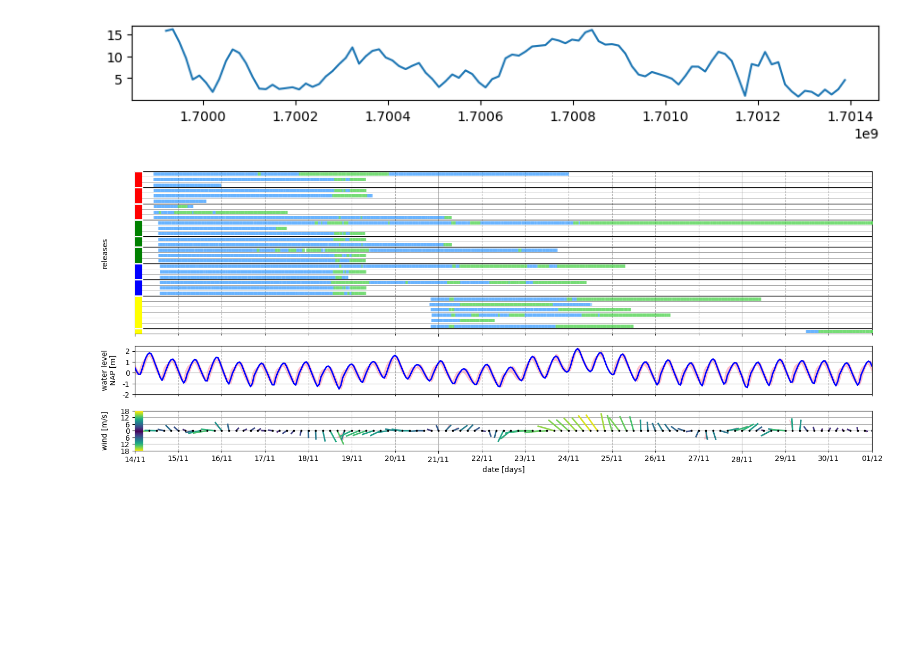
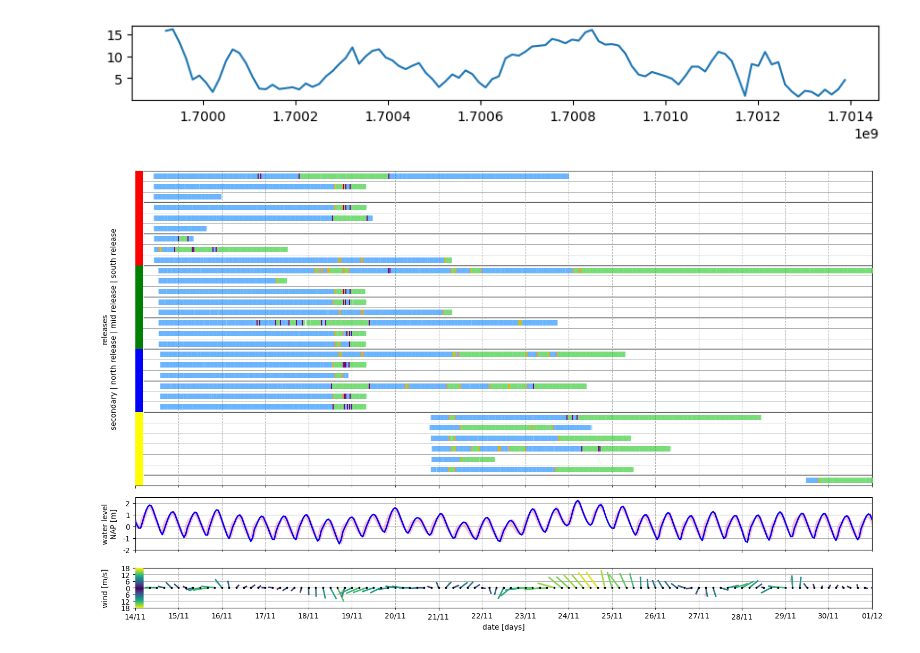
Before and after one commit to mes-uu/Paper-Drifters-Groundings-Wadden-Sea-Floating-Macroplastic, a Jupyter notebook: 2_1_campaign_summary_plots.ipynb, the cells around one changed output. Cells and saved outputs as stored; diff of their text form; code cells hidden in the pictures; blank space fills up the shorter version.

Commit message:
Minor adaptations for response, updated README and tested scripts, unresolved bug in 2_1_grounding_events_characterization_maps.ipynb

```diff
--- a/2_1_campaign_summary_plots.ipynb
+++ b/2_1_campaign_summary_plots.ipynb
@@ -189,10 +179,13 @@ for i in range(N):
 times_sample = np.array(range(samp['t'][0],samp['t'][1]+1,60*60))
 water_level = np.zeros(times_sample.shape[0])
 for it, t in enumerate(times_sample):
-  water_level[it] = utils.sample_nearest_mesh_value(swanwaterlevel,{"lon":samp['p']['CT'][0], "lat":samp['p']['CT'][1], "time":t})[0]
+  water_level[it] = utils.sample_nearest_mesh_value(waterleveldata,{"lon":samp['p']['CT'][0], "lat":samp['p']['CT'][1], "time":t})[0]
 colors_bathymetry = ['white','lightgrey','grey','black']
 fig, ax = plt.subplots(figsize=(figsize_xy,figsize_xy))
-plt.title("Hourly Water-Levels\n%.4fN %.4fE\n%s - %s" % (samp['p']['CT'][0],samp['p']['CT'][1],s_t0,s_t1))
+s_t0 = datetime.fromtimestamp(samp['t'][0],pytz.utc).strftime('%Y-%m-%d %H:%M UTC')
+s_t1 = datetime.fromtimestamp(samp['t'][1],pytz.utc).strftime('%Y-%m-%d %H:%M UTC')
+plt.suptitle("Hourly Water-Levels", weight='bold',y=1.005)
+plt.title("%.4fN %.4fE\n%s to %s" % (samp['p']['CT'][0],samp['p']['CT'][1],s_t0,s_t1))
 wl_range = [-1.5,2.5]
 N = water_level.shape[0]
 ax.hist(water_level,bins=8,range=wl_range, orientation='horizontal')
@@ -209,6 +202,6 @@ ax.vlines(103,-1.5,2.5,colors='black',lw=1,zorder=11)
 ax.set_ylabel("water-level NAP [m]")
 plt.grid(zorder=100)
 plt.draw()
-fig.savefig(plot_dir+'campaign/waterlevels.png', dpi=300)
+fig.savefig(plot_dir+'campaign/waterlevels_t0%d_t1%d.png'%(samp['t'][0],samp['t'][1]), bbox_inches="tight")#, dpi=300
 plt.show()
 # %% [output]
@@ -293,6 +286,7 @@ for gs in group_sets:
   fig, ax = utils.map_plot("", figsize=(15,15), add_land_coastline=[False,False], extent=extent_wsc, grid_ticks=[7,8])
   plt.figure(dpi=5000)
   for group_key in gs['group'].keys(): #colors_wsc[group_key]
+    cnt_events = [0,0]
     twidth = gs['trajectories_width']
     for subgroup_key in groups[group_key].keys(): #colors_wsc[subgroup_key]
       for g in groups[group_key][subgroup_key]:
@@ -303,14 +297,20 @@ for gs in group_sets:
         ax.scatter(release_lon, release_lat, s=size,c='cyan', marker=mkr,linewidths=0, zorder=20)
         for it in g:
           inds = (trajectories[it].label.values==-1.0)+(trajectories[it].label.values==1.0)
+          cnt_events[0] += np.sum(trajectories[it].label.values==-1.0)
+          cnt_events[1] += np.sum(trajectories[it].label.values==1.0)
           lons, lats = trajectories[it].lon.values[inds], trajectories[it].lat.values[inds]
           ax.scatter(lons, lats, s=size*scale*2,c='black', marker=mkr,linewidths=0, zorder=18)
           ax.scatter(lons, lats, s=size*scale,c='w', marker=mkr,linewidths=0, zorder=19)
           ax.scatter(lons, lats, s=size,c='magenta', marker=mkr,linewidths=0, zorder=20)
+          lons, lats = trajectories[it].lon.values[-1], trajectories[it].lat.values[-1]
+          ax.scatter(lons, lats, s=size*scale,c='black', marker='x',linewidths=2.5, zorder=14)
+          ax.scatter(lons, lats, s=size*scale*0.6,c='w', marker='x',linewidths=0.7, zorder=15)
         for it in g:
           ax.plot(trajectories[it].lon.values, trajectories[it].lat.values,lw=1.5*twidth,color='w', zorder=9,alpha=0.5)
           ax.plot(trajectories[it].lon.values, trajectories[it].lat.values,lw=0.8*twidth,color=colors_wsc[subgroup_key], zorder=10,alpha=0.5)
           ax.plot(trajectories[it].lon.values, trajectories[it].lat.values,lw=0.2*twidth,color=colors_wsc[subgroup_key], zorder=10,alpha=1)
+    print("group %s #events = tot%d, R%d, G%d" % (group_key, np.sum(cnt_events), cnt_events[0], cnt_events[1]))
 
   heights = [np.inf,1.0,-1.0,-5.0,-np.inf]
   colors = ['white','lightgrey','grey','black']
@@ -325,7 +325,7 @@ for gs in group_sets:
   ax.scatter([p[0] for p in ps],[p[1] for p in ps],lw=1.5,marker='2',s=200,c='white',zorder=31)
 
   plt.draw()
-  fig.savefig(plot_dir+'campaign/campaignrecords_groups%s.png'%''.join(gs['group'].keys()), dpi=300)
+  fig.savefig(plot_dir+'campaign/campaignrecords_groups%s.png'%''.join(gs['group'].keys()), dpi=300, bbox_inches="tight")
   fig.savefig(plot_dir+'campaign/campaignrecords_groups%s.svg'%''.join(gs['group'].keys()))
   plt.show()
 # %% [output]
@@ -386,7 +393,7 @@ wind_U = []
 wind_V = []
 for ipos, pos in enumerate(samp['p'].values()):
   lon, lat = pos
-  water_level += [np.array([utils.sample_nearest_mesh_value(swanwaterlevel,{"lon":lon, "lat":lat, "time":t})[0] for t in times_water])]
+  water_level += [np.array([utils.sample_nearest_mesh_value(waterleveldata,{"lon":lon, "lat":lat, "time":t})[0] for t in times_water])]
   wind_directions += [np.array([get_wind_conditions(lon, lat, t)[0] for t in times_wind])]
   wind_speeds += [np.array([get_wind_conditions(lon, lat, t)[1] for t in times_wind])]
   wind_U += [np.array([get_wind_conditions(lon, lat, t)[2] for t in times_wind])]
@@ -407,7 +414,7 @@ for ipos, pos in enumerate(samp['p'].values()):
 [figure]
 # %%
 # plotting parameters
-ratio_ylim_xlim = 20
+ratio_ylim_xlim = 13.333333
 wind_speed_max_length = 0.027
 figure_scale = 15
 label_color = {'W':['dodgerblue','lightskyblue','lightcyan','w'],'D':['limegreen','lightgreen','honeydew','w'],'B':['darkgoldenrod','tan','antiquewhite','w']}
@@ -436,7 +443,7 @@ xrange = [0.0, xwidth]
 yrange = [-0.5*ywidth, 0.5*ywidth]
 figure_size_xy = [xwidth*figure_scale, ywidth*figure_scale]
 
-fig, (axtimeline, axwaterlvl, axwind) = plt.subplots(3,1,height_ratios=[5,1.5,1.5])
+fig, (axtimeline, axwaterlvl, axwind) = plt.subplots(3,1,height_ratios=[9,1.5,1.5])
 fig.set_size_inches(figure_size_xy[0],figure_size_xy[1]*8)
 
 # timeline groundings
@@ -453,10 +460,10 @@ cnt=0
 axtimeline.set_ylim([0,cnt_max])
 for igroup, group_key in enumerate(groups.keys()): #colors_wsc[group_key]
   for isubgroup, subgroup_key in enumerate(groups[group_key].keys()):
-    axtimeline.plot([xrange[0],0.01],[cnt_max-cnt]*2,c='white',lw=2,zorder=22)
-    axtimeline.plot(xrange,[cnt_max-cnt]*2,c='black',lw=1,zorder=21)
+    axtimeline.plot([xrange[0],0.01],[cnt_max-cnt]*2,c='white',lw=2,zorder=2)
+    axtimeline.plot(xrange,[cnt_max-cnt]*2,c='black',lw=1,zorder=1)
     for g in groups[group_key][subgroup_key]:
-      axtimeline.plot(xrange,[cnt_max-cnt]*2,c='gray',lw=0.5,zorder=9)
+      axtimeline.plot(xrange,[cnt_max-cnt]*2,c='gray',lw=0.5,zorder=1)
       for itr in g:
         tr = trajectories[itr]
         time = tr.time.values
@@ -465,12 +472,19 @@ for igroup, group_key in enumerate(groups.keys()): #colors_wsc[group_key]
         iwet = np.argwhere(~tr.grounded.values)
         idry = np.argwhere(tr.grounded.values)
         axtimeline.add_patch(patches.Rectangle((0,cnt_max-cnt-1),0.01,1.0, facecolor=colors_wsc[group_key],zorder=10))#, linewidth=1, edgecolor='white'
-        axtimeline.scatter(time_rescaled[iwet], (cnt_max-cnt)*np.ones(len(iwet))-.55, color=label_color['W'][0],s=15,marker='|',linewidth=0.2,zorder=20)
-        axtimeline.scatter(time_rescaled[idry], (cnt_max-cnt)*np.ones(len(idry))-.55, color=label_color['D'][0],s=15,marker='|',linewidth=0.2,zorder=20)
+        axtimeline.scatter(time_rescaled[iwet], (cnt_max-cnt)*np.ones(len(iwet))-.5, color=label_color['W'][0],s=54,marker='|',linewidth=0.2,zorder=10)
+        axtimeline.scatter(time_rescaled[idry], (cnt_max-cnt)*np.ones(len(idry))-.5, color=label_color['D'][0],s=54,marker='|',linewidth=0.2,zorder=10)
+        entries, ne = get_manual_labels_and_indices_where(tr) # defined in 2_0_datasets_preparation
+        for ie in range(ne):
+          label, topo_hms, te = entries.tag.values[ie], entries.topo_hms.values[ie]=='Y', tr.time.values[entries.ind_start.values[ie]]
+          if label in ['D', 'W']:
+            te_rescaled = interp1d([time_min,time_max],[0,xlim])(te)
+            axtimeline.scatter(te_rescaled, (cnt_max-cnt)-.5, color='purple' if topo_hms else 'orange',s=54,marker='|',linewidth=1.5,zorder=11)
       cnt+=1
-axtimeline.grid()
-axtimeline.set_ylabel("releases\n")
+axtimeline.grid(ls='--')
+axtimeline.set_ylabel("releases\nsecondary | north release | mid release | south release")
 axtimeline.grid(which='minor', ls='--', alpha=1)
+#axtimeline.legend(["Sections","     floating","     grounded","Events","     at human made structure","     no human made structure"],loc='upper right', framealpha=1)
 
 # waterlevel
 
@@ -504,36 +518,36 @@ for i in range(-100,100):
   color = sample_cmap_rgb(np.abs(v*18.), [0,18.])
   axwind.plot([0,0.01],[v*wind_speed_max_length]*2,c=color,linewidth=1,zorder=20)
 for i, t in enumerate(times_wind_rescaled):
   if i<2:
     continue
-  wind_alp = np.pi/2.-wind_directions[0][i]+np.pi
+  wind_dir = np.pi/2.-wind_directions[0][i]+np.pi
   v = wind_speeds[0][i]
   wind_speed_length = interp1d([wind_speed_min,wind_speed_max],[0,wind_speed_max_length])(v)
   color = sample_cmap_rgb(v, [0,18.])
   linewidth = 2
   zorder = 10
-  axwind.plot(times_wind_rescaled[i]+wind_speed_length*np.array([0,np.cos(wind_alp)]),wind_speed_length*np.array([0,np.sin(wind_alp)]),c=color,linewidth=linewidth,zorder=zorder)
+  axwind.plot(times_wind_rescaled[i]+wind_speed_length*np.array([0,np.cos(wind_dir)]),wind_speed_length*np.array([0,np.sin(wind_dir)]),c=color,linewidth=linewidth,zorder=zorder)
   axwind.scatter([times_wind_rescaled[i]],[0.0],c='black',s=3,zorder=20)
-  wind_alp1, wind_alp2 = np.pi/2.-wind_directions[1][i]+np.pi, np.pi/2.-wind_directions[2][i]+np.pi
+  wind_dir1, wind_dir2 = np.pi/2.-wind_directions[1][i]+np.pi, np.pi/2.-wind_directions[2][i]+np.pi
   v1, v2 = wind_speeds[1][i], wind_speeds[2][i]
   wind_speed_length1, wind_speed_length2 = interp1d([wind_speed_min,wind_speed_max],[0,wind_speed_max_length])(v1), interp1d([wind_speed_min,wind_speed_max],[0,wind_speed_max_length])(v2)
   p0=[times_wind_rescaled[i],0.0]
-  p1=[times_wind_rescaled[i]+wind_speed_length1*np.cos(wind_alp1),wind_speed_length1*np.sin(wind_alp1)]
-  p2=[times_wind_rescaled[i]+wind_speed_length2*np.cos(wind_alp2),wind_speed_length2*np.sin(wind_alp2)]
+  p1=[times_wind_rescaled[i]+wind_speed_length1*np.cos(wind_dir1),wind_speed_length1*np.sin(wind_dir1)]
+  p2=[times_wind_rescaled[i]+wind_speed_length2*np.cos(wind_dir2),wind_speed_length2*np.sin(wind_dir2)]
   poly = patches.Polygon([p0,p1,p2], linewidth=0, facecolor='pink')
   axwind.add_patch(poly) #,zorder=0
 axwind.grid()
 axwind.set_xlabel("date [days]")
 axwind.set_ylabel("wind [m/s]\n")
 axwind.grid(which='minor', ls='--', alpha=1)
 
 # formatting & output
 fig.align_ylabels()
 plt.tight_layout()
 
 plt.draw()
 fig.savefig(plot_dir+'campaign/campaigntimeline.png', dpi=300)
 fig.savefig(plot_dir+'campaign/campaigntimeline.svg')
 plt.show()
 # %% [output]
-[figure, old version]
+[figure, new version]
```
Also changed, not shown: parts of 7 cells of this notebook, 10 other files.
